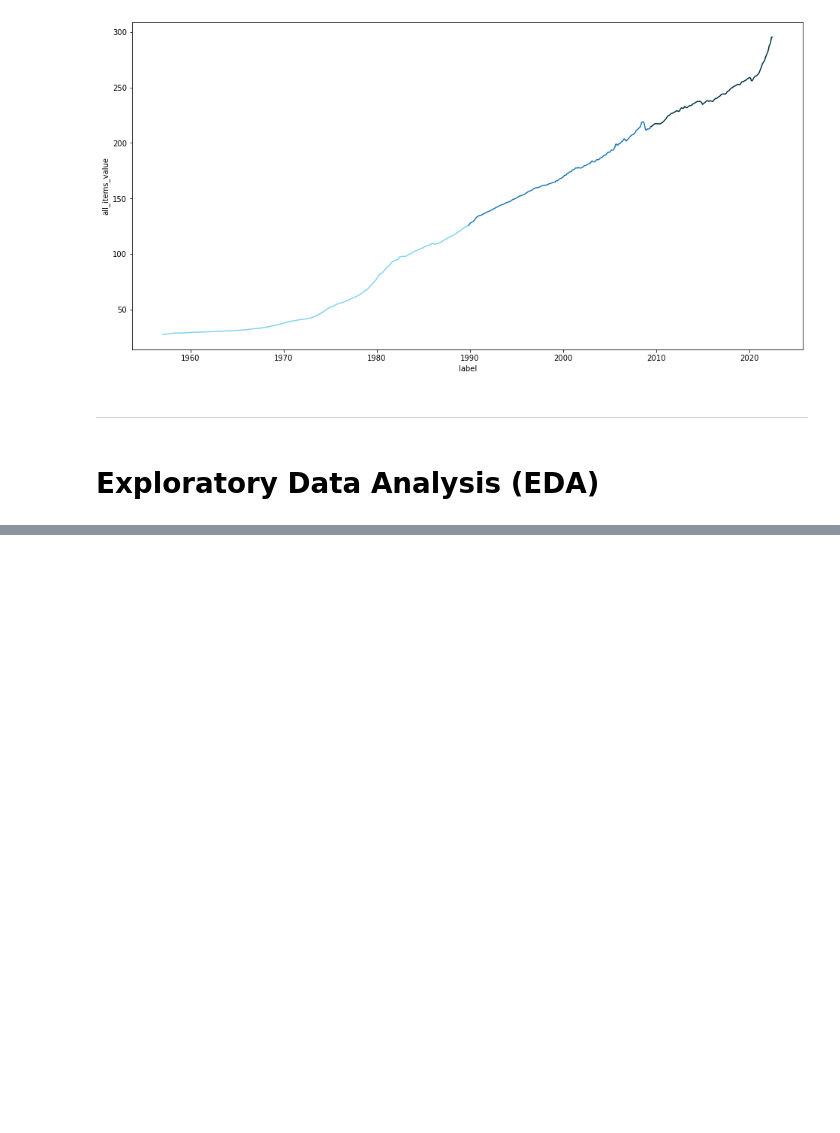
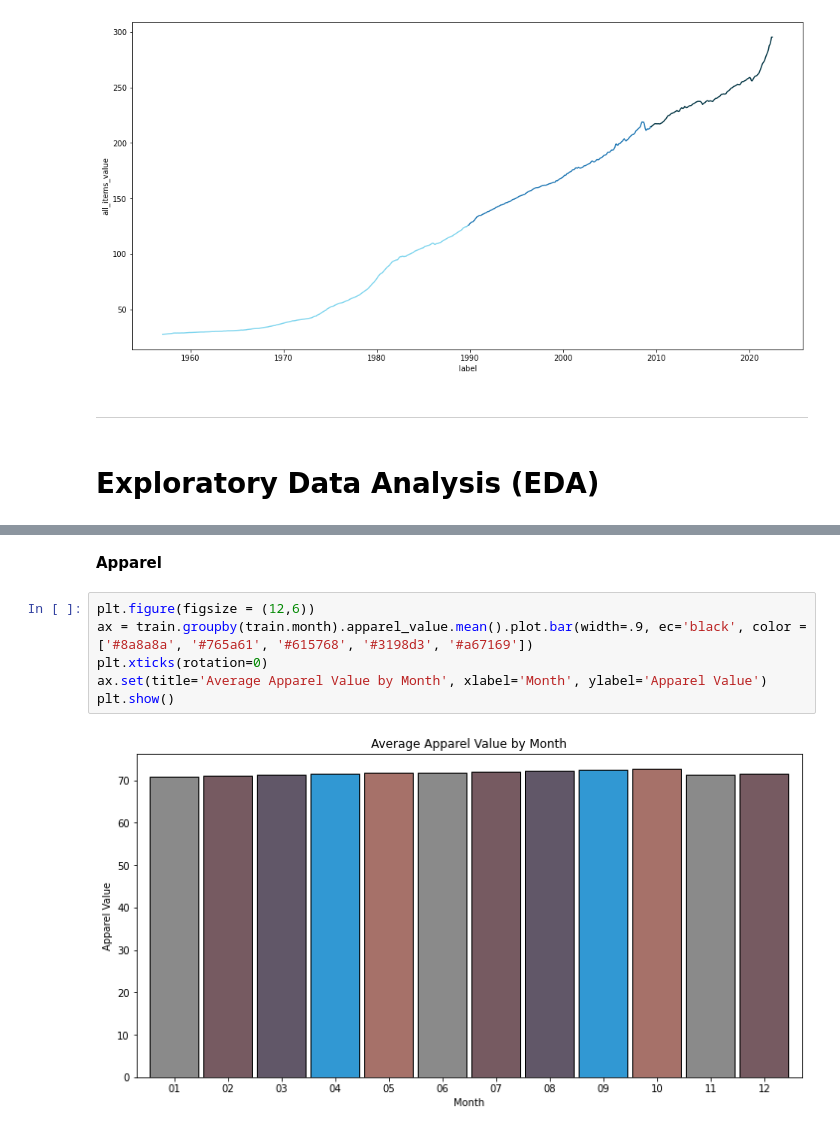
Before and after one commit to m3redithw/United-States-CPI-Prediction, a Jupyter notebook: eda.ipynb, the cells around one changed output, grey strips where cells are left out. Cells and saved outputs as stored; diff of their text form; blank space fills up the shorter version.

```diff
--- a/eda.ipynb
+++ b/eda.ipynb
@@ -181,0 +197,10 @@ plt.legend()
+# %% [markdown]
+**Apparel**
+# %%
+plt.figure(figsize = (12,6))
+ax = train.groupby(train.month).apparel_value.mean().plot.bar(width=.9, ec='black', color = ['#8a8a8a', '#765a61', '#615768', '#3198d3', '#a67169'])
+plt.xticks(rotation=0)
+ax.set(title='Average Apparel Value by Month', xlabel='Month', ylabel='Apparel Value')
+plt.show()
+# %% [output]
+[figure, added]
```
Also changed, not shown: parts of 16 cells of this notebook.
